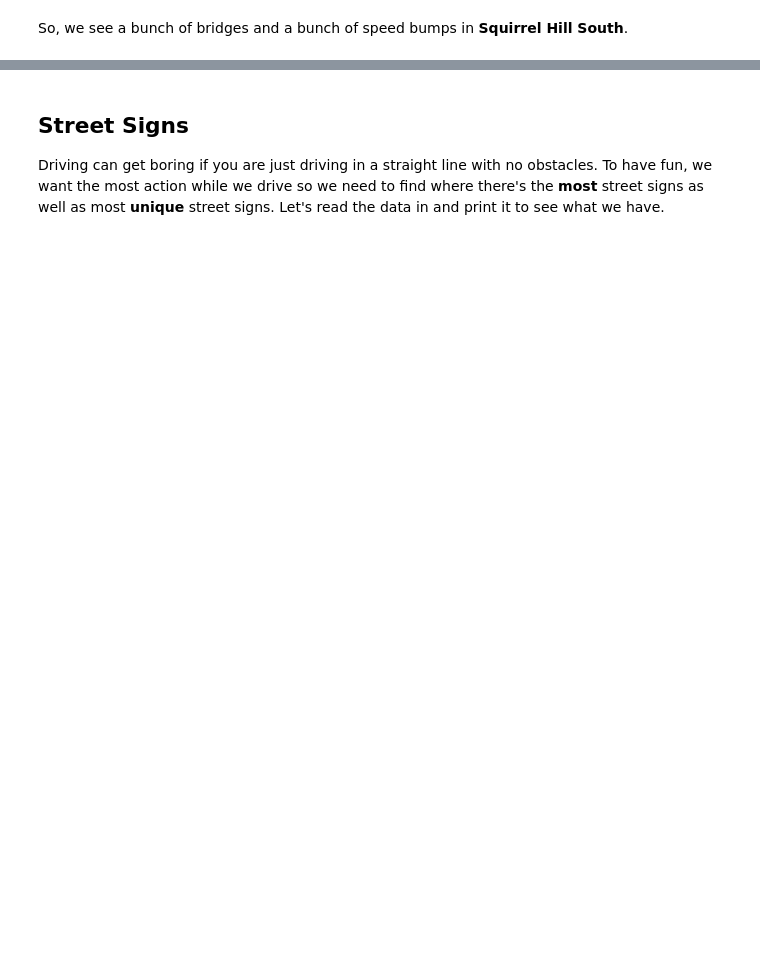
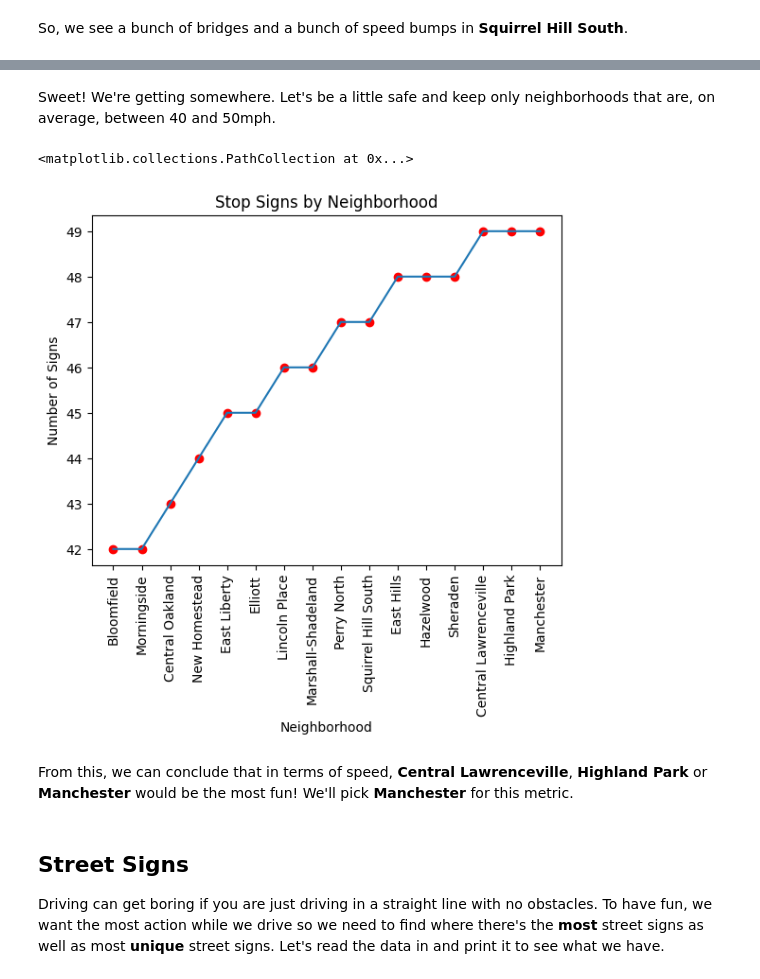
Before and after one commit to patelpratham11/Final_Project, a Jupyter notebook: Final_Report.ipynb, the cells around one changed output, grey strips where cells are left out. Drawn from its saved outputs; the diff is of its cells as text; code cells hidden in the pictures; blank space fills up the shorter version.

```diff
--- a/Final_Report.ipynb
+++ b/Final_Report.ipynb
@@ -181,3 +155,23 @@ So... according to the data, the Pittsburgh neighborhood with the least amount o
+# %% [markdown]
+Sweet! We're getting somewhere. Let's be a little safe and keep only neighborhoods that are, on average, between 40 and 50mph.
+# %%
+average_speed = speed[(speed['max_speed'] > 40) & (speed['max_speed'] < 50)].groupby('neighborhood')['max_speed'].mean().sort_values(ascending=True)
+
+
+graph = average_speed.plot(kind='line', title="Stop Signs by Neighborhood", xlabel="Neighborhood", ylabel="Number of Signs")
+x_labels = average_speed.index
+graph.set_xticks(range(len(x_labels)))
+graph.set_xticklabels(x_labels, rotation=90)
+
+# add dots to the specified values
+indices = average_speed.index[:]
+values = average_speed[indices]
+graph.scatter(indices, values, color='red')
+# %% [output]
+<matplotlib.collections.PathCollection at 0x...>
+[figure, added]
+# %% [markdown]
+From this, we can conclude that in terms of speed, **Central Lawrenceville**, **Highland Park** or **Manchester** would be the most fun! We'll pick **Manchester** for this metric.
 # %% [markdown]
 ## Street Signs
 Driving can get boring if you are just driving in a straight line with no obstacles. To have fun, we want the most action while we drive so we need to find where there's the **most** street signs as well as most **unique** street signs. Let's read the data in and print it to see what we have.
```
Also changed, not shown: parts of 26 cells of this notebook, 5 other files.
